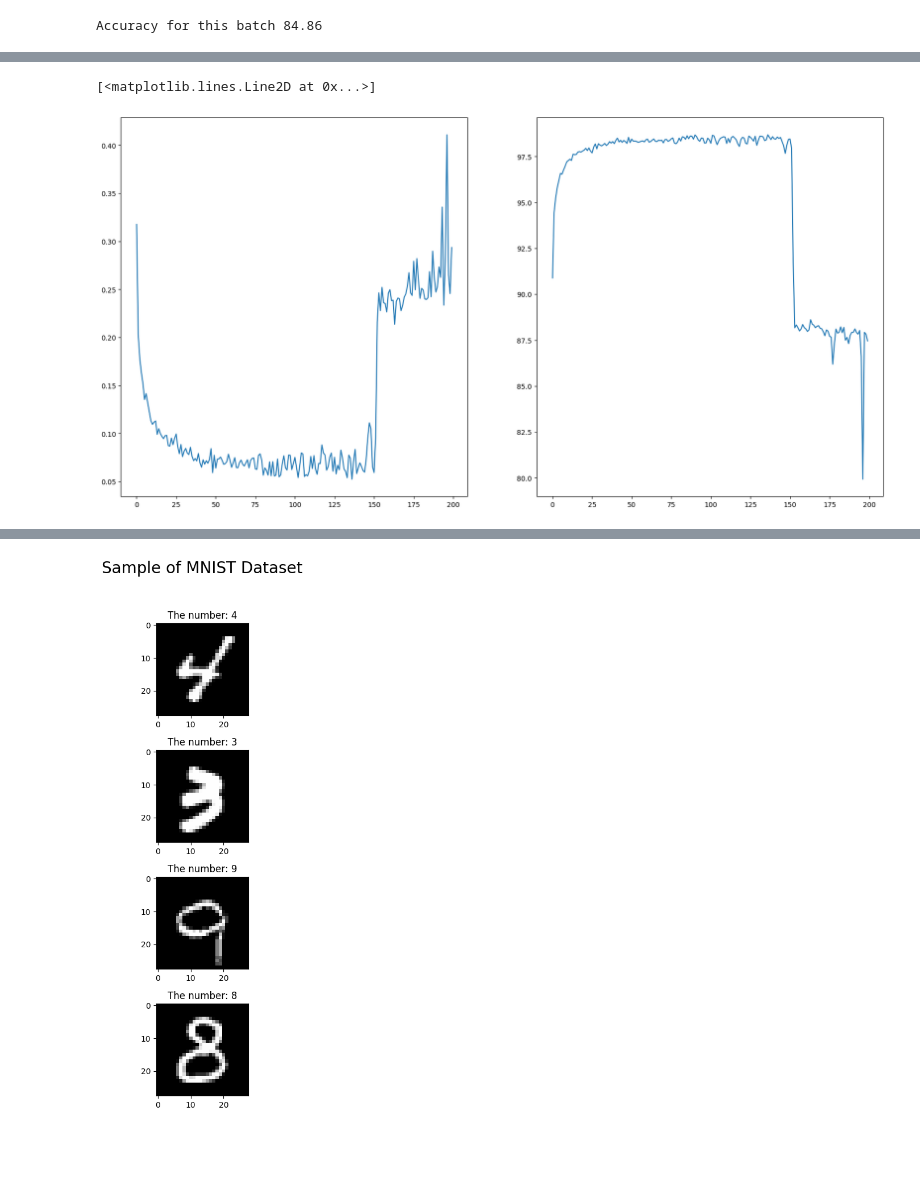
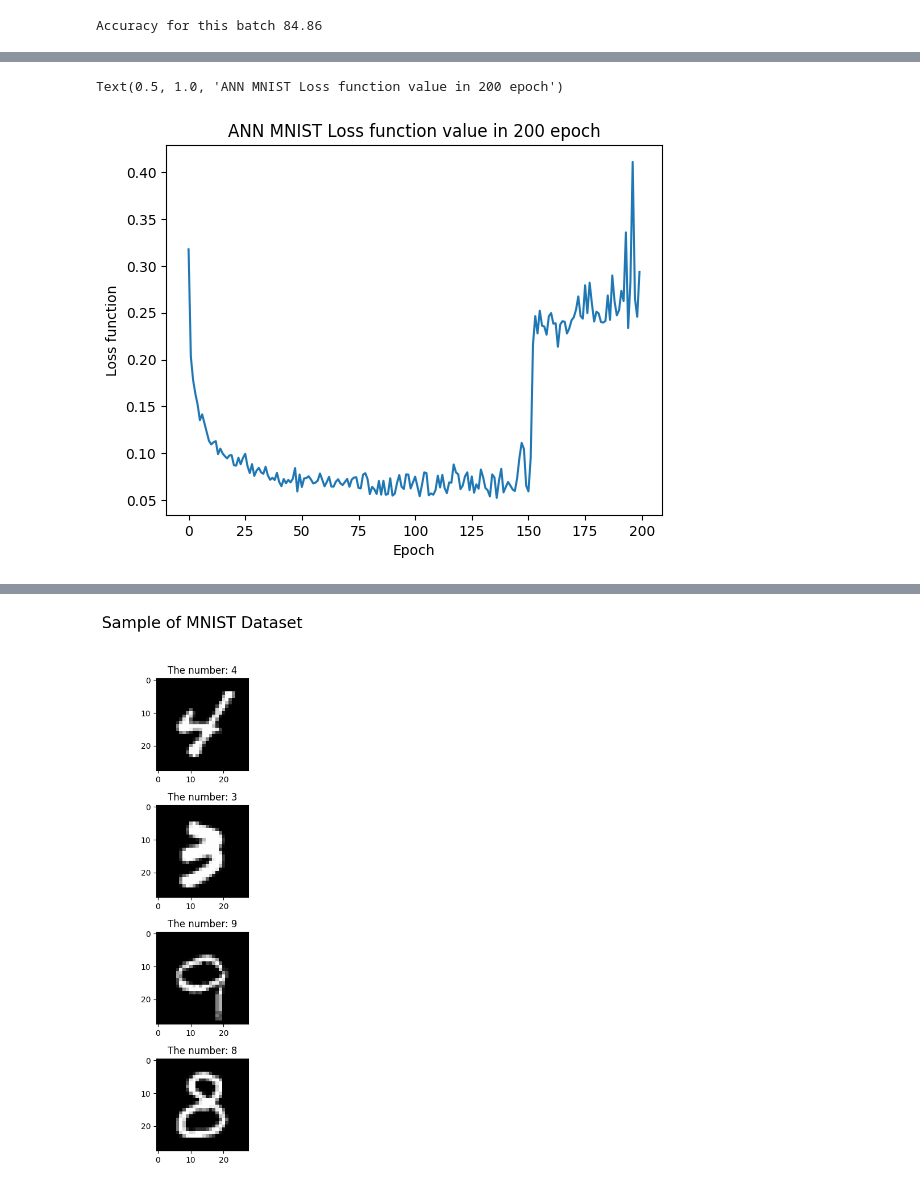
Before and after one commit to rzadrzi/deep-learning-pytorch, a Jupyter notebook: ANN/mnist.ipynb, the cells around one changed output, grey strips where cells are left out. Cells and saved outputs as stored; diff of their text form; code cells hidden in the pictures; blank space fills up the shorter version.

Commit message:
ANN Model
MNIST dataset

delete class for train loop

```diff
--- a/ANN/mnist.ipynb
+++ b/ANN/mnist.ipynb
@@ -108,7 +108,7 @@ def train(epoch):
     for epochi in range(epoch):
         batchAcc  = []
         batchLoss = []
-
+        net.train()
         for X,y in train_loader:
             yHAT = net(X)
             lossfun = loss(yHAT, y)
@@ -128,6 +128,13 @@ def train(epoch):
 
         print(f"Epoch: {epochi + 1}, Loss:  {losses[epochi].item()}, Accuracy: {train_accuracy[epochi]}")
 
+        net.eval()
+        with torch.no_grad():
+            for X,y in test_loader:
+                yHAT = net(X)
+
+
+
     return net, losses, train_accuracy
 # %%
 # train ANN model
@@ -195,7 +192,8 @@ plt.plot(train_accuracy)
-# %%
-fig, axs = plt.subplots(1, 2, figsize=(20,10))
-axs[0].plot(losses)
-axs[1].plot(train_accuracy)
-# %% [output]
-[<matplotlib.lines.Line2D at 0x...>]
-[figure, removed]
+# %%
+plt.plot(losses)
+plt.xlabel("Epoch")
+plt.ylabel("Loss function")
+plt.title("ANN MNIST Loss function value in 200 epoch")
+# %% [output]
+Text(0.5, 1.0, 'ANN MNIST Loss function value in 200 epoch')
+[figure, added]
```
Also changed, not shown: parts of 8 cells of this notebook.
